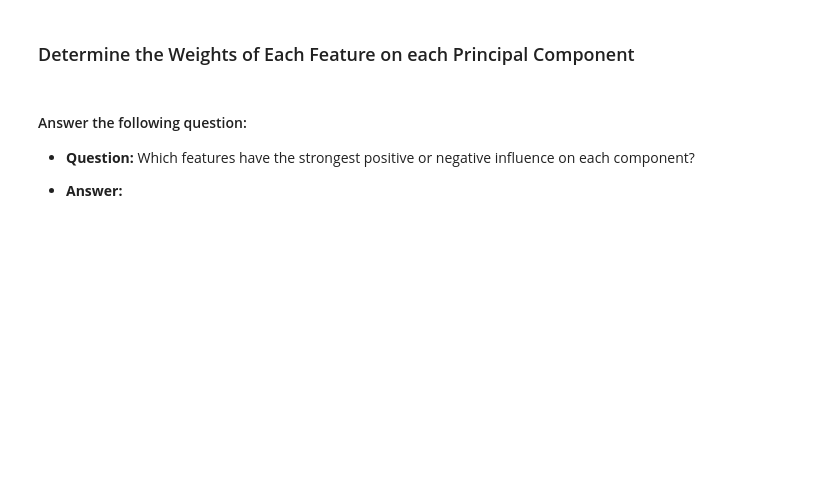
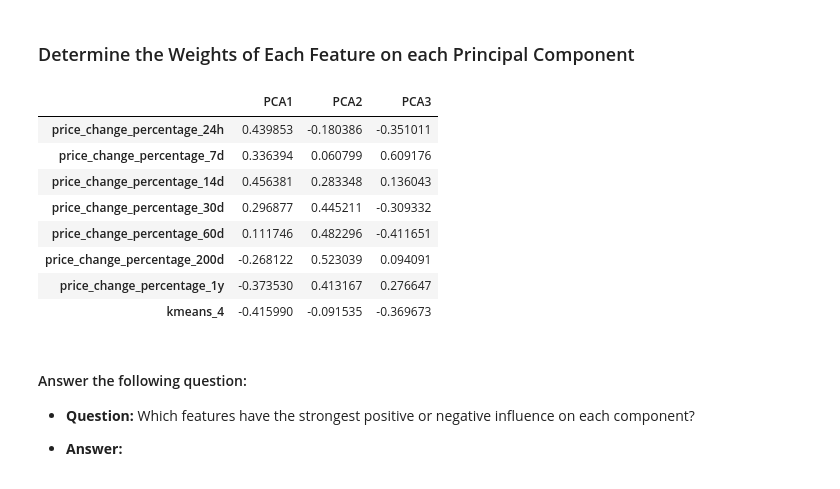
Before and after one commit to skfotedar/CryptoClustering, a Jupyter notebook: Crypto_Clustering.ipynb, the cells around one changed output. Saved outputs shown, nothing was run; the diff lists cells and outputs as text; code cells hidden in the pictures; blank space fills up the shorter version.

```diff
--- a/Crypto_Clustering.ipynb
+++ b/Crypto_Clustering.ipynb
@@ -344,6 +344,18 @@ plt.scatter(x=copy_scores_df['PCA1'],
 ### Determine the Weights of Each Feature on each Principal Component
 # %%
 # Use the columns from the original scaled DataFrame as the index.
+pca_component_weights = pd.DataFrame(pca.components_.T, columns=['PCA1','PCA2','PCA3'], index=normalized_df.columns)
+pca_component_weights
+# %% [output]
+|  | PCA1 | PCA2 | PCA3 |
+| price_change_percentage_24h | 0.439853 | -0.180386 | -0.351011 |
+| price_change_percentage_7d | 0.336394 | 0.060799 | 0.609176 |
+| price_change_percentage_14d | 0.456381 | 0.283348 | 0.136043 |
+| price_change_percentage_30d | 0.296877 | 0.445211 | -0.309332 |
+| price_change_percentage_60d | 0.111746 | 0.482296 | -0.411651 |
+| price_change_percentage_200d | -0.268122 | 0.523039 | 0.094091 |
+| price_change_percentage_1y | -0.373530 | 0.413167 | 0.276647 |
+| kmeans_4 | -0.415990 | -0.091535 | -0.369673 |
 # %% [markdown]
 #### Answer the following question:
 
```
Also changed, not shown: parts of 10 cells of this notebook, 1 other file.
